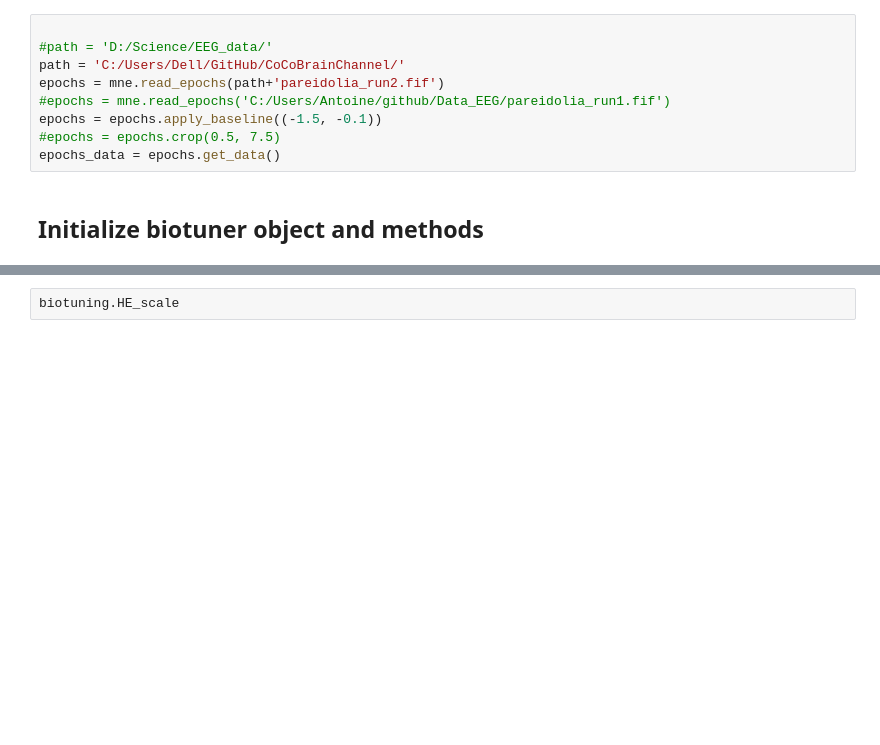
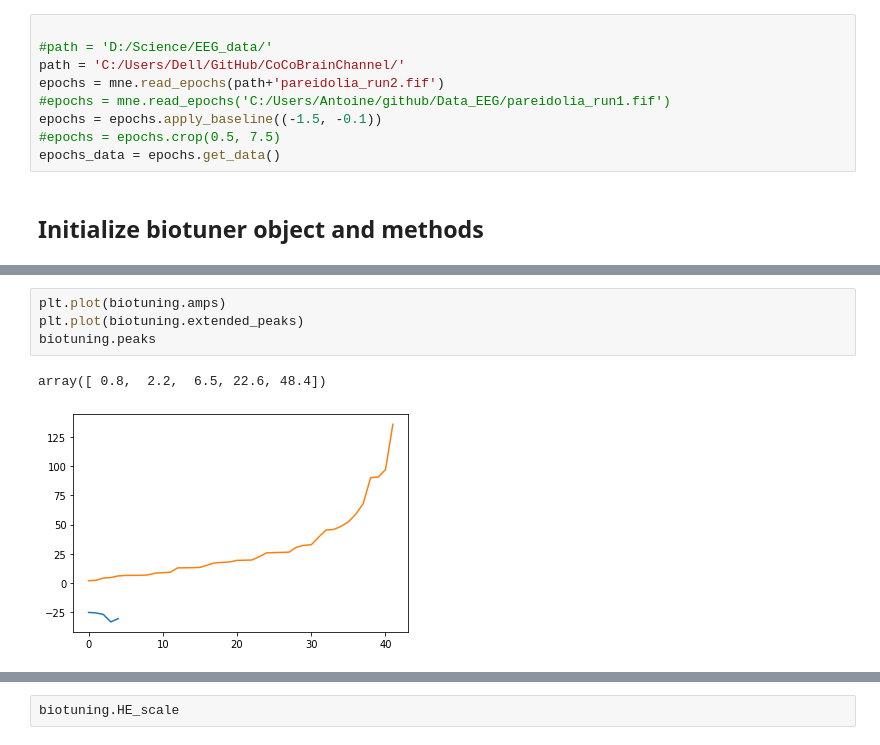
Before and after one commit to AntoineBellemare/biotuner, a Jupyter notebook: biotuner_object.ipynb, the cells around one changed output, grey strips where cells are left out. Saved outputs shown, nothing was run; the diff lists cells and outputs as text; blank space fills up the shorter version.

```diff
--- a/biotuner_object.ipynb
+++ b/biotuner_object.ipynb
@@ -173,2 +190,9 @@ class biotuner(object):
+# %%
+plt.plot(biotuning.amps)
+plt.plot(biotuning.extended_peaks)
+biotuning.peaks
+# %% [output]
+array([ 0.8,  2.2,  6.5, 22.6, 48.4])
+[figure, added]
 # %%
 
```
Also changed, not shown: parts of 7 cells of this notebook, 2 other files.
